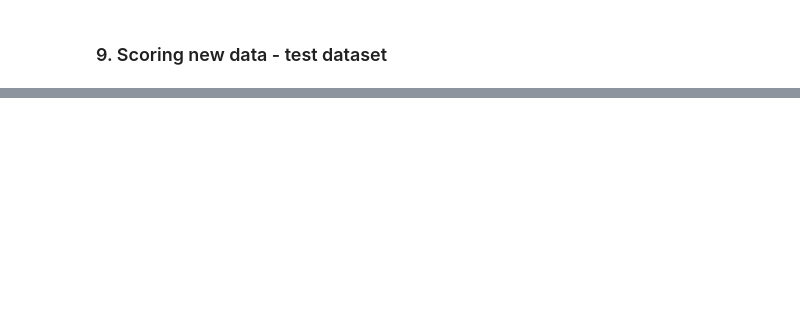
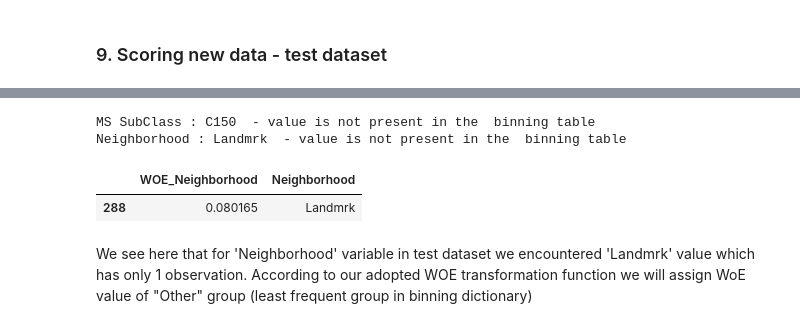
Before and after one commit to TGusciora/Python, a Jupyter notebook: GP23_PredictingHouseSalePrices/notebooks/002.GP23_tg_Scoring_Test.ipynb, the cells around one changed output, grey strips where cells are left out. Drawn from its saved outputs; the diff is of its cells as text; code cells hidden in the pictures; blank space fills up the shorter version.

```diff
--- a/GP23_PredictingHouseSalePrices/notebooks/002.GP23_tg_Scoring_Test.ipynb
+++ b/GP23_PredictingHouseSalePrices/notebooks/002.GP23_tg_Scoring_Test.ipynb
@@ -87,22 +87,28 @@ pd.options.display.max_colwidth = 250
 filename = 'model_list.sav'
 file = os.path.join(parent, 'models', filename)
 with open(file, 'rb') as file_open:
-    test_model_list = pickle.load(file_open)
+    model_list = pickle.load(file_open)
 
 filename = 'boxCox_dict.sav'
 file = os.path.join(parent, 'data\processed', filename)
 with open(file, 'rb') as file_open:
-    test_boxCox_dict = pickle.load(file_open)
+    boxCox_dict = pickle.load(file_open)
 
 filename = 'data_optbin.sav'
 file = os.path.join(parent, 'data\processed', filename)
 with open(file, 'rb') as file_open:
-    test_data_optbin = pickle.load(file_open)
+    data_optbin = pickle.load(file_open)
 
 filename = 'var_dict.sav'
 file = os.path.join(parent, 'data\processed', filename)
 with open(file, 'rb') as file_open:
-    scoring_dict = pickle.load(file_open)
+    var_dict = pickle.load(file_open)
+
+# Load train / valid results of models
+filename = 'chosen_bestModels.sav'
+file = os.path.join(parent, 'data\processed', filename)
+with open(file, 'rb') as file_open:
+    chosen_bestModels = pickle.load(file_open)
 
 # Loading test datasets
 filename = 'X_test.csv'
@@ -111,4 +117,27 @@ X_test = pd.read_csv(file)
 
 filename = 'y_test.csv'
 file = os.path.join(parent, 'data\interim', filename)
-y_test = pd.read_csv(file)
+y_test = pd.read_csv(file, index_col=0, squeeze=True)
+
+# Loading variable lists
+
+filename = 'discrete.sav'
+file = os.path.join(parent, 'data\processed', filename)
+with open(file, 'rb') as file_open:
+    discrete = pickle.load(file_open)
+
+filename = 'categorical.sav'
+file = os.path.join(parent, 'data\processed', filename)
+with open(file, 'rb') as file_open:
+    categorical = pickle.load(file_open)
+
+filename = 'continuous.sav'
+file = os.path.join(parent, 'data\processed', filename)
+with open(file, 'rb') as file_open:
+    continuous = pickle.load(file_open)
+
+# Load train/valid scaler too keep same transformations on production scoring
+filename = 'train_scaler.sav'
+file = os.path.join(parent, 'data\processed', filename)
+with open(file, 'rb') as file_open:
+    train_scaler = pickle.load(file_open)
@@ -168,9 +206,21 @@ KeyError: 'variable_set'
 # Transforming input variables
 # WoE transformation for categorical variables (common values between categorical vars and scoring_vars)
 for i in set(categorical).intersection(scoring_varsRaw) :
-    X_test["WOE_"+i] = var_transform(data = X_test, var_name = i, optbin_dict = data_optbin)
+    X_test["WOE_"+i] = data_optbin.transform(data = X_test, var_name = i)
 # Box-Cox power transformation for continuous variables (common values between continuous and scoring_vars)
 # We use lambdas from boxCox_dict dictionary (lambda values calculated on train_valid dataset). This is to prevent
 # Target information leakage between samples
 for i in set(continuous).intersection(scoring_varsRaw) :
     X_test["Box_"+i] = stats.boxcox(x = X_test[i]+1 , lmbda = boxCox_dict[i])
+# %% [output]
+MS SubClass : C150  - value is not present in the  binning table
+Neighborhood : Landmrk  - value is not present in the  binning table
+# %%
+# Checking
+# data_optbin["Neighborhood"]
+X_test[X_test["Neighborhood"]=="Landmrk"][["WOE_Neighborhood","Neighborhood"]]
+# %% [output]
+|  | WOE_Neighborhood | Neighborhood |
+| 288 | 0.080165 | Landmrk |
+# %% [markdown]
+We see here that for 'Neighborhood' variable in test dataset we encountered 'Landmrk' value which has only 1 observation. According to our adopted WOE transformation function we will assign WoE value of "Other" group (least frequent group in binning dictionary)
```
Also changed, not shown: parts of 6 cells of this notebook, 2 other files.
